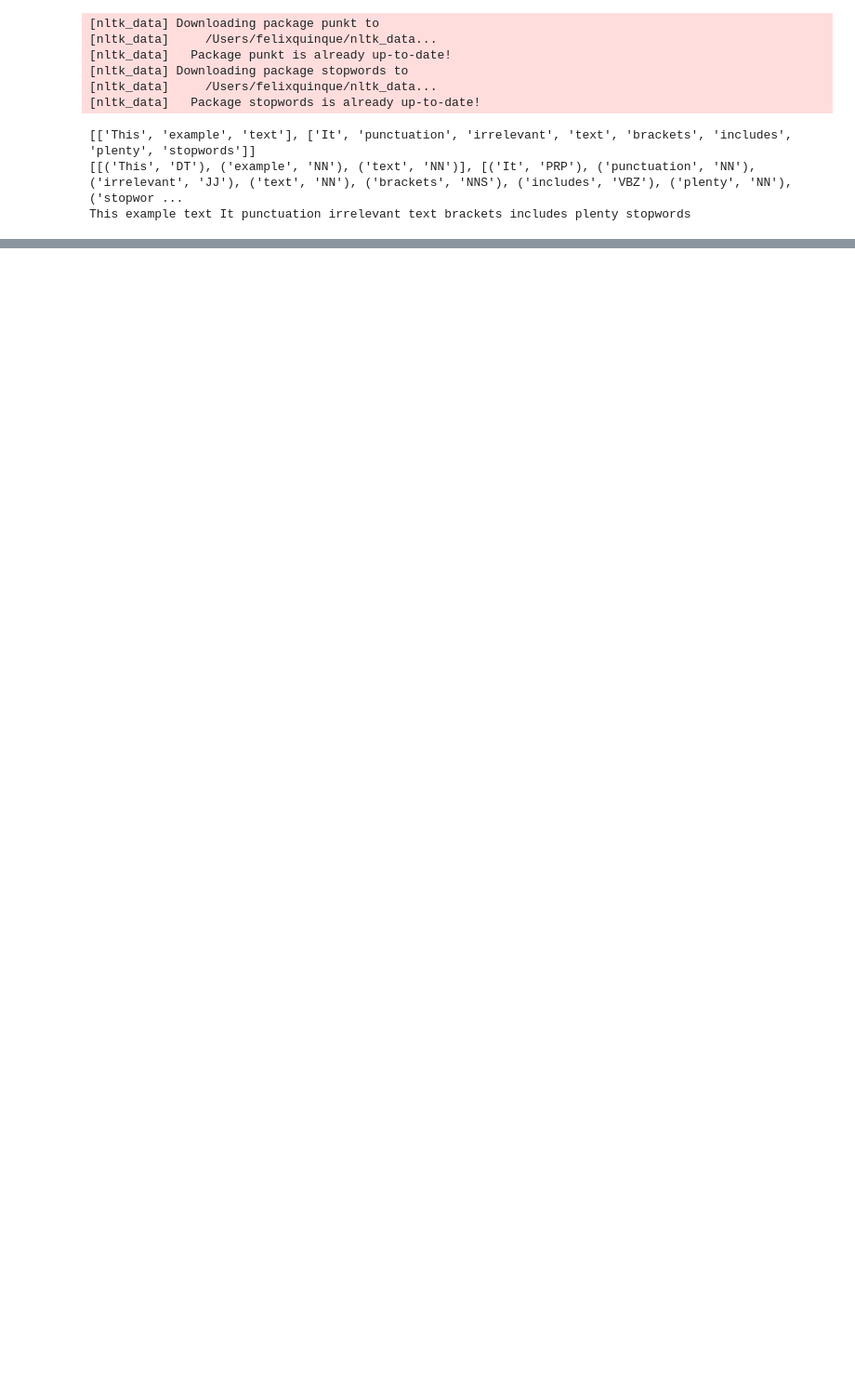
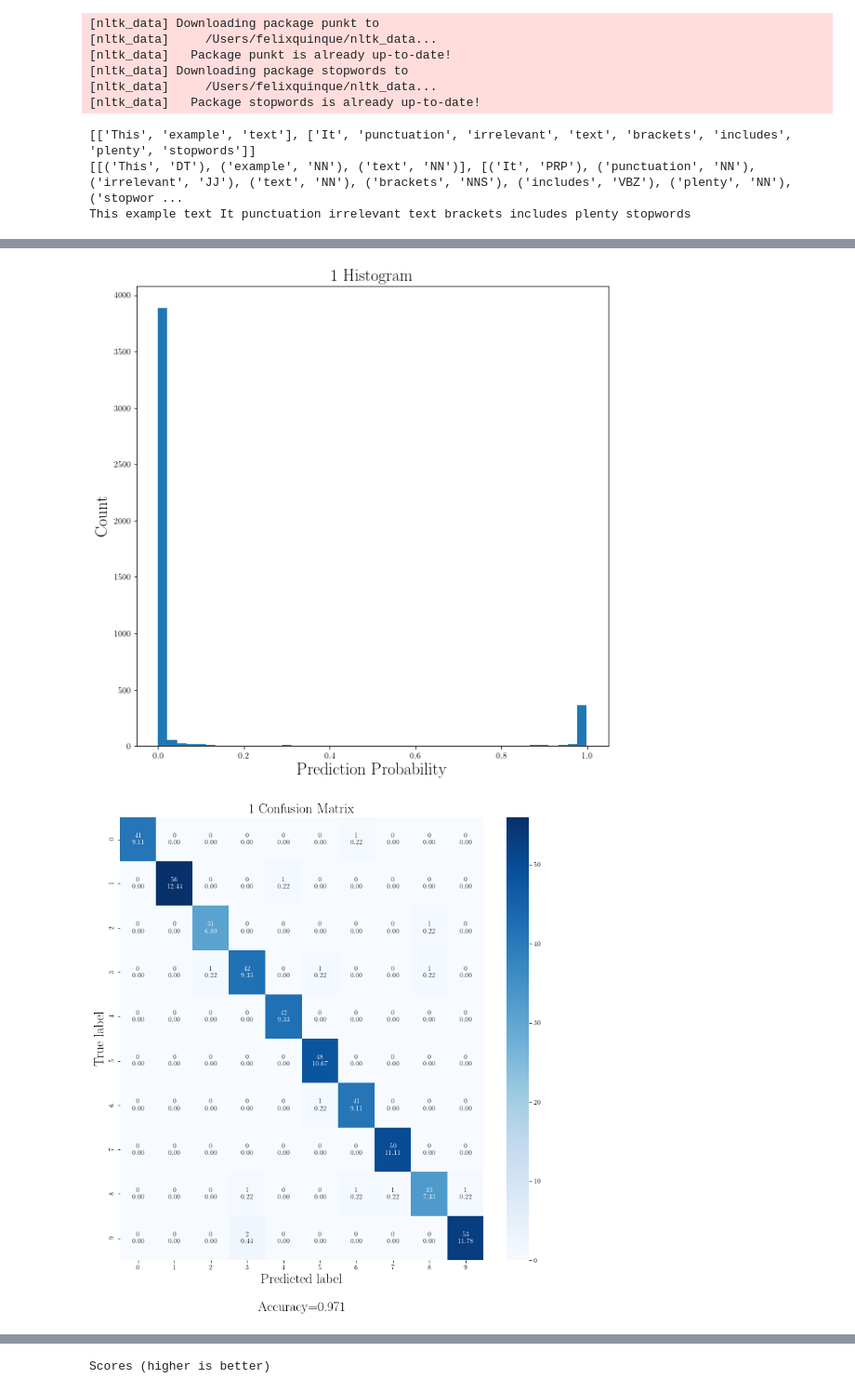
Before and after one commit to OctoShrew/ocelot, a Jupyter notebook: demo.ipynb, the cells around one changed output, grey strips where cells are left out. Shown at 93% size. Saved outputs shown, nothing was run; the diff lists cells and outputs as text; code cells hidden in the pictures; blank space fills up the shorter version.

Commit message:
created classification_metrix module

```diff
--- a/demo.ipynb
+++ b/demo.ipynb
@@ -28,0 +65,22 @@ This example text It punctuation irrelevant text brackets includes plenty stopwo
+# %%
+# # create models
+xgbc = xgboost.XGBClassifier()
+xgbc2 = xgboost.XGBClassifier(n_estimators=10, min_child_weight=1)
+xgbc3 = xgboost.XGBClassifier(n_estimators=500, alpha=0.1)
+
+# train models
+xgbc.fit(X_train,y_train, verbose=0)
+xgbc2.fit(X_train,y_train, verbose=0)
+xgbc3.fit(X_train,y_train, verbose=0)
+
+predict_probs = xgbc.predict_proba(X_test)
+predict_probs2 = xgbc2.predict_proba(X_test)
+predict_probs3 = xgbc3.predict_proba(X_test)
+# %%
+classification_metrics.get_metrics(y_test,
+                                   [predict_probs, predict_probs2, predict_probs3],
+                                   model_names=["1", "2", "3"],
+                                   class_names=["0", "1", "2", "3", "4", "5", "6", "7", "8", "9"])
+# %% [output]
+[figure, added]
+[figure, added]
@@ -28,0 +91 @@ This example text It punctuation irrelevant text brackets includes plenty stopwo
+Scores (higher is better)
```
Also changed, not shown: parts of 7 cells of this notebook, 2 other files.
